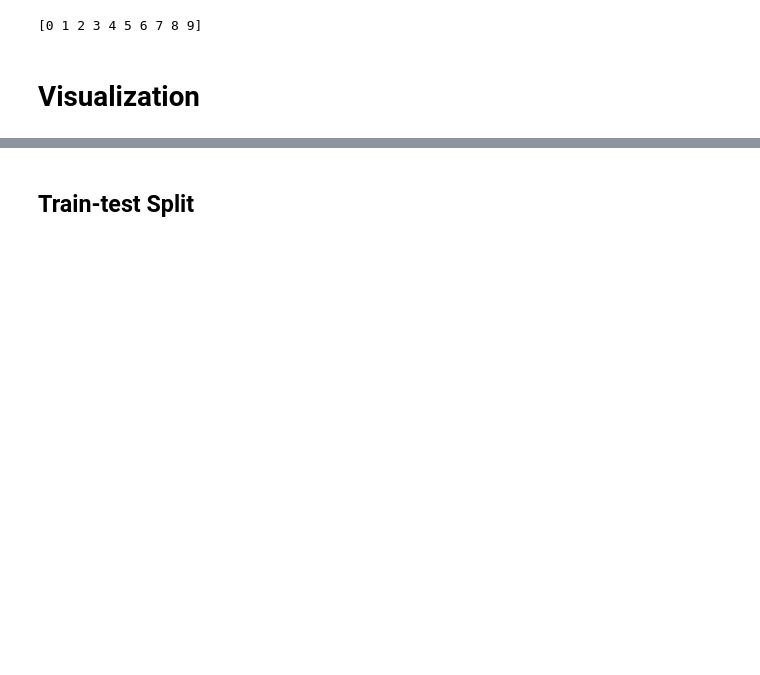
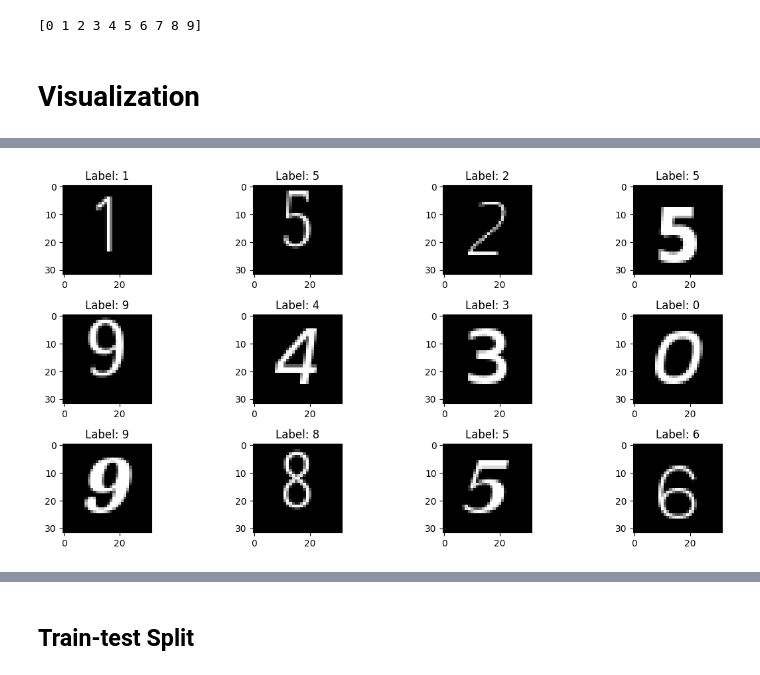
Before and after one commit to kunimpan/ocr-engine-python, a Jupyter notebook: scripts/cnn/cnn_arabic_numerals.ipynb, the cells around one changed output, grey strips where cells are left out. Cells and saved outputs as stored; diff of their text form; code cells hidden in the pictures; blank space fills up the shorter version.

```diff
--- a/scripts/cnn/cnn_arabic_numerals.ipynb
+++ b/scripts/cnn/cnn_arabic_numerals.ipynb
@@ -88,0 +55,19 @@ visual_multi(0) # ตัวเริ่มจากเลขอะไร
+# %%
+# ตั้งค่าจำนวนภาพที่ต้องการแสดง
+num_images = 12  # จำนวนภาพทั้งหมดที่ต้องการแสดง
+num_cols = 4     # จำนวนคอลัมน์
+num_rows = num_images // num_cols
+
+# สร้างกริดภาพ
+fig, axes = plt.subplots(num_rows, num_cols, figsize=(12, 6))
+
+for i, ax in enumerate(axes.flat):
+    if i < num_images:
+        ax.imshow(images[i], cmap="gray")
+        ax.set_title(f"Label: {labels[i]}")
+        ax.axis("on")
+
+plt.tight_layout()
+plt.show()
+# %% [output]
+[figure, added]
```
Also changed, not shown: parts of 52 cells of this notebook, 3 other files.
